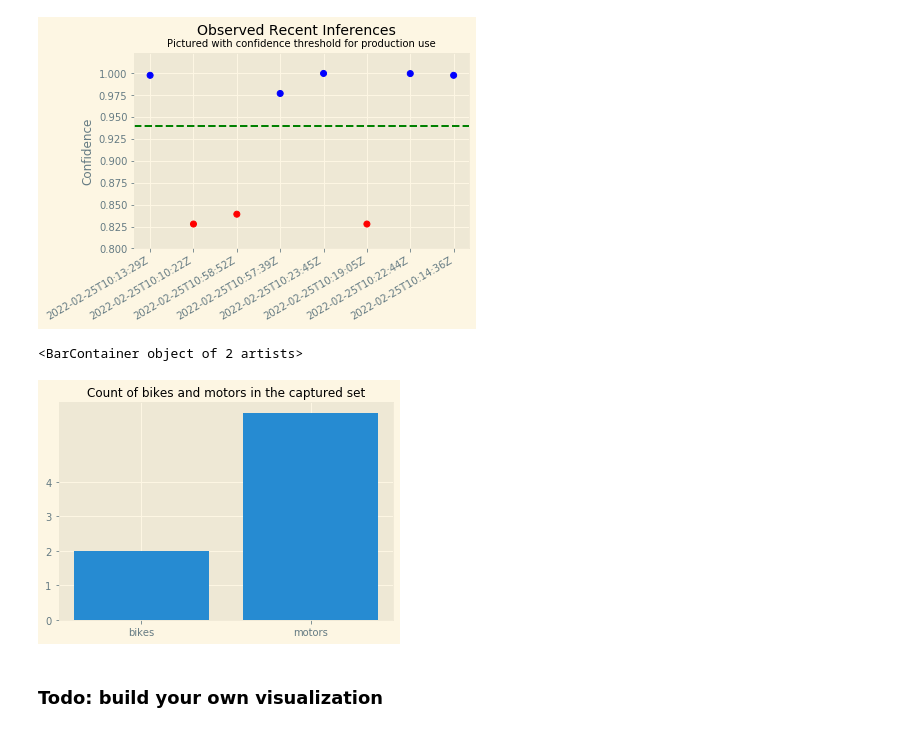
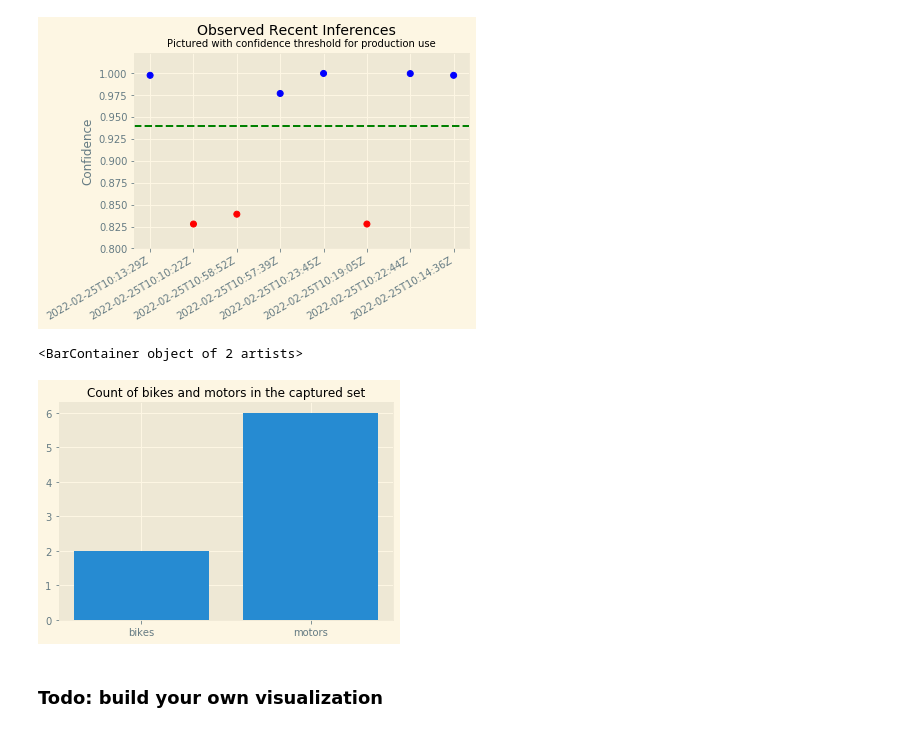
Before and after one commit to Sudonuma/udacity-nd009t-C2-Developing-ML-Workflow, a Jupyter notebook: project/starter.ipynb, the cells around one changed output. Saved outputs shown, nothing was run; the diff lists cells and outputs as text; code cells hidden in the pictures.

Commit message:
fix graph limit

```diff
--- a/project/starter.ipynb
+++ b/project/starter.ipynb
@@ -715,21 +715,21 @@ plt.gcf().autofmt_xdate()
 # %%
 # Populate the data for the x and y axis
 import numpy as np
 
 inf = []
 
 for obj in json_data:
     inference, timestamp = simple_getter(obj)
     inf.append(inference)
 
 countArray = np.where(np.array(inf) > 0.8, 1, 0)
 bikes, motors = np.sum(countArray, axis=0)
-plt.yticks(np.arange(0, 5, 1))
+plt.yticks(np.arange(0, 10, 1))
 plt.title("Count of bikes and motors in the captured set", size=12)
 plt.bar(['bikes', 'motors'], [bikes, motors])
 # %% [output]
 <BarContainer object of 2 artists>
-[figure, old version]
+[figure, new version]
 # %% [markdown]
 ### Todo: build your own visualization
 # %% [markdown]
```
